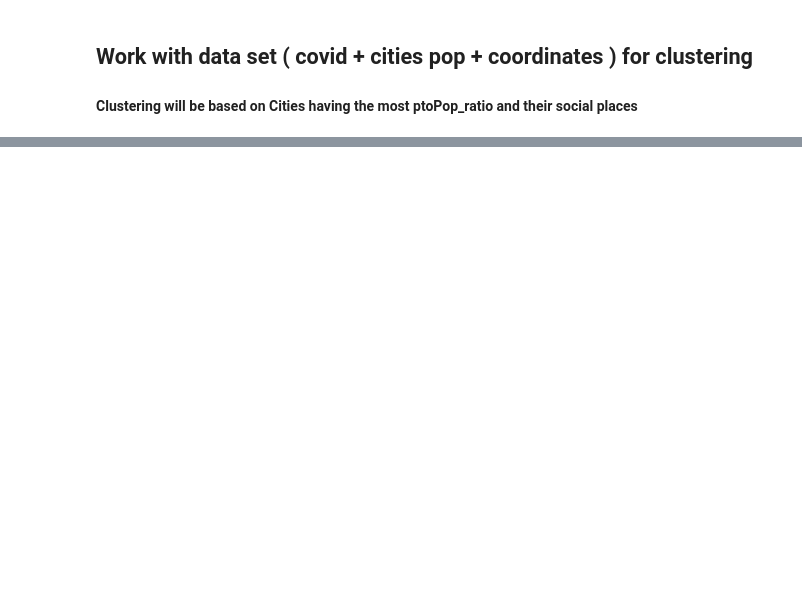
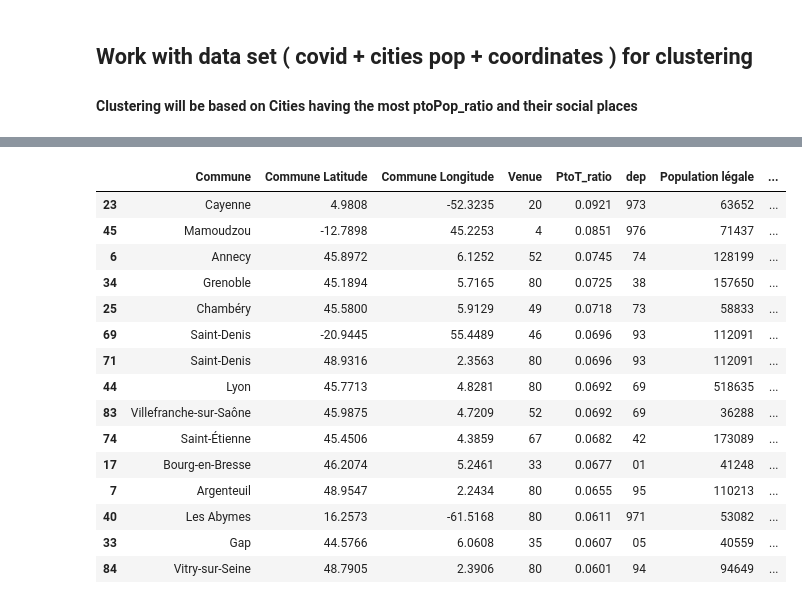
Before and after one commit to daytoju/Coursera_Capstone, a Jupyter notebook: Capstone_Final_Project.ipynb, the cells around one changed output, grey strips where cells are left out. Saved outputs shown, nothing was run; the diff lists cells and outputs as text; code cells hidden in the pictures; blank space fills up the shorter version.

```diff
--- a/Capstone_Final_Project.ipynb
+++ b/Capstone_Final_Project.ipynb
@@ -485,0 +704,19 @@ map_clusters
+# %%
+display (fr_cities_merged.loc[fr_cities_merged['PtoT_ratio'] > 0.06].sort_values(by=['PtoT_ratio'],ascending=False))
+# %% [output]
+|  | Commune | Commune Latitude | Commune Longitude | Venue | PtoT_ratio | dep | Population légale | ... |
+| 23 | Cayenne | 4.9808 | -52.3235 | 20 | 0.0921 | 973 | 63652 | ... |
+| 45 | Mamoudzou | -12.7898 | 45.2253 | 4 | 0.0851 | 976 | 71437 | ... |
+| 6 | Annecy | 45.8972 | 6.1252 | 52 | 0.0745 | 74 | 128199 | ... |
+| 34 | Grenoble | 45.1894 | 5.7165 | 80 | 0.0725 | 38 | 157650 | ... |
+| 25 | Chambéry | 45.5800 | 5.9129 | 49 | 0.0718 | 73 | 58833 | ... |
+| 69 | Saint-Denis | -20.9445 | 55.4489 | 46 | 0.0696 | 93 | 112091 | ... |
+| 71 | Saint-Denis | 48.9316 | 2.3563 | 80 | 0.0696 | 93 | 112091 | ... |
+| 44 | Lyon | 45.7713 | 4.8281 | 80 | 0.0692 | 69 | 518635 | ... |
+| 83 | Villefranche-sur-Saône | 45.9875 | 4.7209 | 52 | 0.0692 | 69 | 36288 | ... |
+| 74 | Saint-Étienne | 45.4506 | 4.3859 | 67 | 0.0682 | 42 | 173089 | ... |
+| 17 | Bourg-en-Bresse | 46.2074 | 5.2461 | 33 | 0.0677 | 01 | 41248 | ... |
+| 7 | Argenteuil | 48.9547 | 2.2434 | 80 | 0.0655 | 95 | 110213 | ... |
+| 40 | Les Abymes | 16.2573 | -61.5168 | 80 | 0.0611 | 971 | 53082 | ... |
+| 33 | Gap | 44.5766 | 6.0608 | 35 | 0.0607 | 05 | 40559 | ... |
+| 84 | Vitry-sur-Seine | 48.7905 | 2.3906 | 80 | 0.0601 | 94 | 94649 | ... |
```
Also changed, not shown: parts of 20 cells of this notebook.
